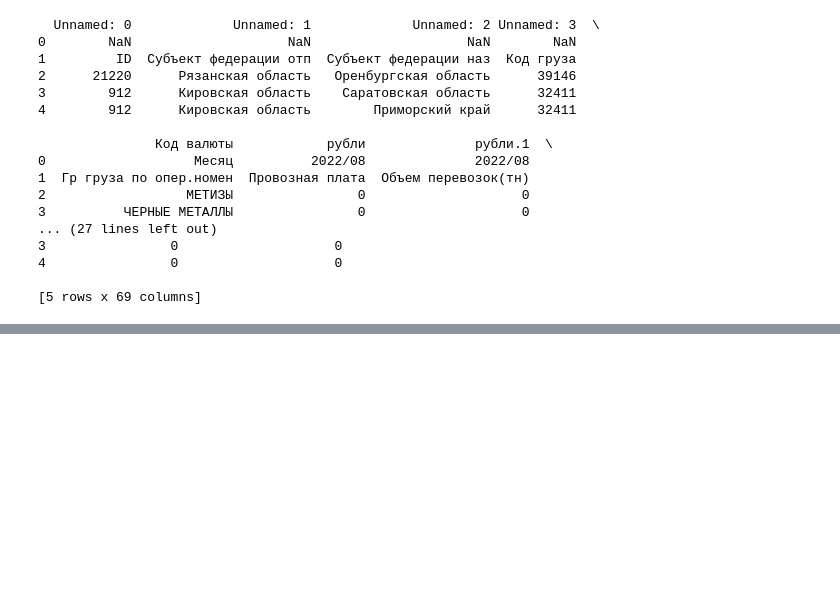
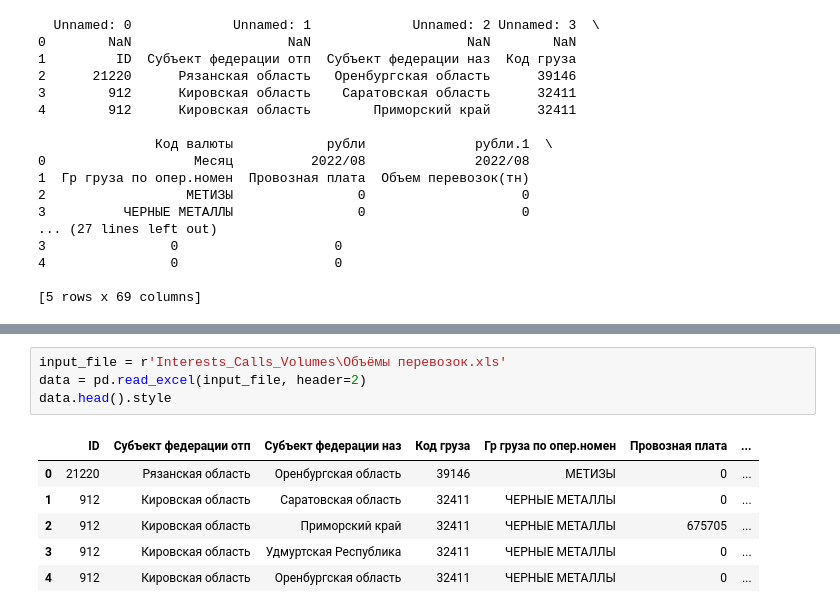
Before and after one commit to Ghost-Name/Hackathon_PVD, a Jupyter notebook: 1) ANALYSIS_Interests_Calls_Volumes.ipynb, the cells around one changed output, grey strips where cells are left out. Saved outputs shown, nothing was run; the diff lists cells and outputs as text; blank space fills up the shorter version.

```diff
--- a/1) ANALYSIS_Interests_Calls_Volumes.ipynb
+++ b/1) ANALYSIS_Interests_Calls_Volumes.ipynb
@@ -81,0 +103,11 @@ print(df.head())
+# %%
+input_file = r'Interests_Calls_Volumes\Объёмы перевозок.xls'
+data = pd.read_excel(input_file, header=2)
+data.head().style
+# %% [output]
+|  | ID | Субъект федерации отп | Субъект федерации наз | Код груза | Гр груза по опер.номен | Провозная плата | ... |
+| 0 | 21220 | Рязанская область | Оренбургская область | 39146 | МЕТИЗЫ | 0 | ... |
+| 1 | 912 | Кировская область | Саратовская область | 32411 | ЧЕРНЫЕ МЕТАЛЛЫ | 0 | ... |
+| 2 | 912 | Кировская область | Приморский край | 32411 | ЧЕРНЫЕ МЕТАЛЛЫ | 675705 | ... |
+| 3 | 912 | Кировская область | Удмуртская Республика | 32411 | ЧЕРНЫЕ МЕТАЛЛЫ | 0 | ... |
+| 4 | 912 | Кировская область | Оренбургская область | 32411 | ЧЕРНЫЕ МЕТАЛЛЫ | 0 | ... |
```
Also changed, not shown: parts of 9 cells of this notebook, 3 other files.
